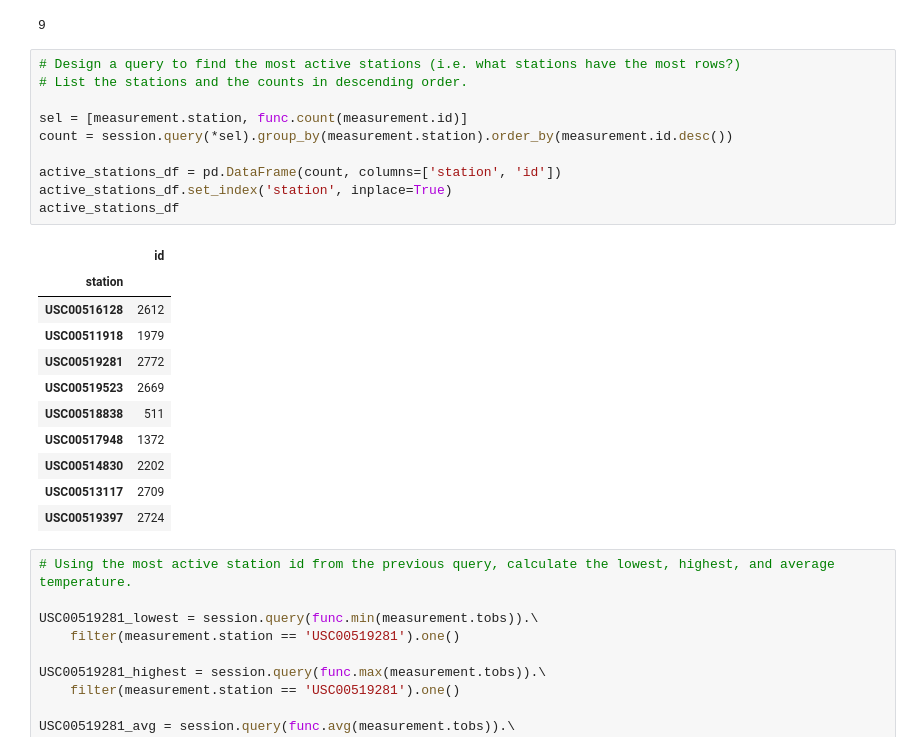
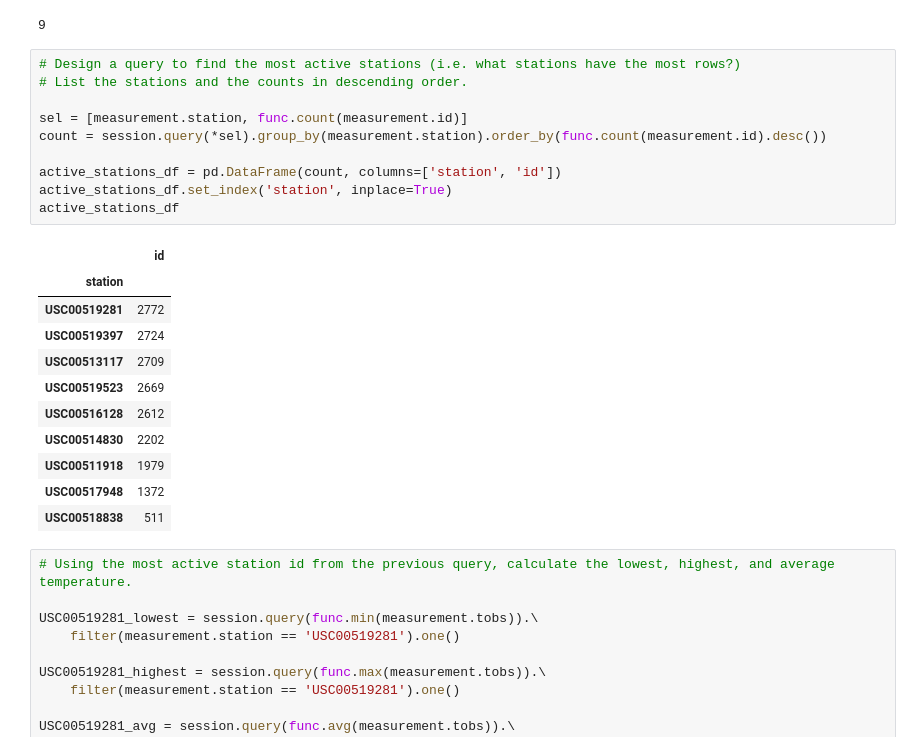
Before and after one commit to tebohl/SQLalchemy-Climate-Analysis, a Jupyter notebook: hawaii_climate.ipynb, the cells around one changed output. Drawn from its saved outputs; the diff is of its cells as text.

```diff
--- a/hawaii_climate.ipynb
+++ b/hawaii_climate.ipynb
@@ -127,25 +127,25 @@ print(total_stations)
 # %%
 # Design a query to find the most active stations (i.e. what stations have the most rows?)
 # List the stations and the counts in descending order.
 
 sel = [measurement.station, func.count(measurement.id)]
-count = session.query(*sel).group_by(measurement.station).order_by(measurement.id.desc())
+count = session.query(*sel).group_by(measurement.station).order_by(func.count(measurement.id).desc())
 
 active_stations_df = pd.DataFrame(count, columns=['station', 'id'])
 active_stations_df.set_index('station', inplace=True)
 active_stations_df
 # %% [output]
 |  | id |
 | station |  |
+| USC00519281 | 2772 |
+| USC00519397 | 2724 |
+| USC00513117 | 2709 |
+| USC00519523 | 2669 |
 | USC00516128 | 2612 |
+| USC00514830 | 2202 |
 | USC00511918 | 1979 |
-| USC00519281 | 2772 |
-| USC00519523 | 2669 |
+| USC00517948 | 1372 |
 | USC00518838 | 511 |
-| USC00517948 | 1372 |
-| USC00514830 | 2202 |
-| USC00513117 | 2709 |
-| USC00519397 | 2724 |
 # %%
 # Using the most active station id from the previous query, calculate the lowest, highest, and average temperature.
 
```
Also changed, not shown: parts of 1 cell of this notebook, 1 other file.
